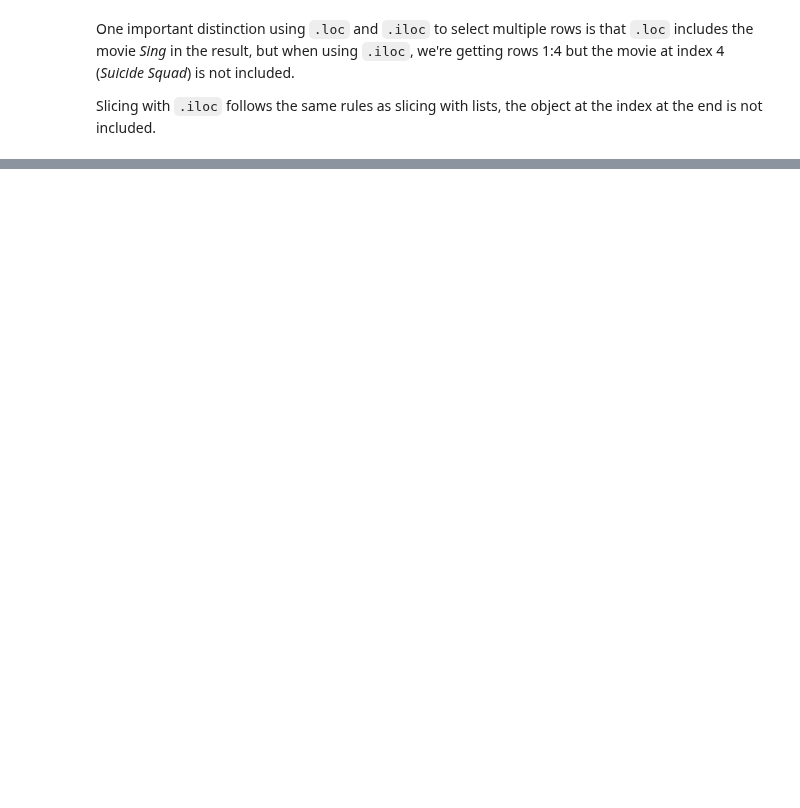
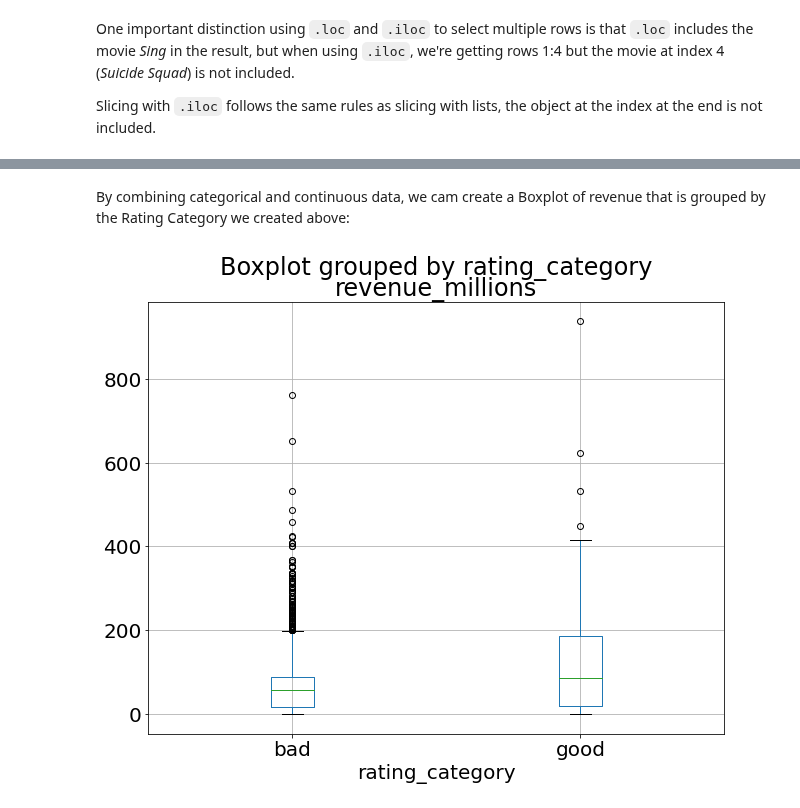
Before and after one commit to akash-coded/python, a Jupyter notebook: src/pandas/pandas.ipynb, the cells around one changed output, grey strips where cells are left out. Saved outputs shown, nothing was run; the diff lists cells and outputs as text; code cells hidden in the pictures; blank space fills up the shorter version.

```diff
--- a/src/pandas/pandas.ipynb
+++ b/src/pandas/pandas.ipynb
@@ -600,0 +802,6 @@ Slicing with `.iloc` follows the same rules as slicing with lists, the object at
+# %% [markdown]
+By combining categorical and continuous data, we cam create a Boxplot of revenue that is grouped by the Rating Category we created above:
+# %%
+movies_df.boxplot(column='revenue_millions', by='rating_category');
+# %% [output]
+[figure, added]
```
Also changed, not shown: parts of 42 cells of this notebook.
